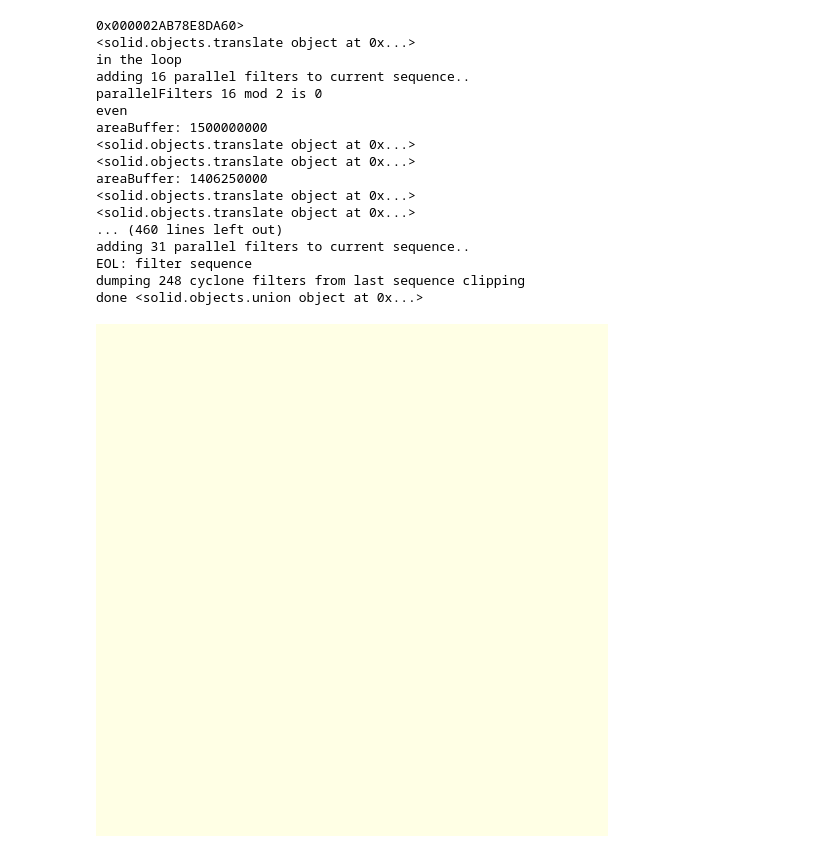
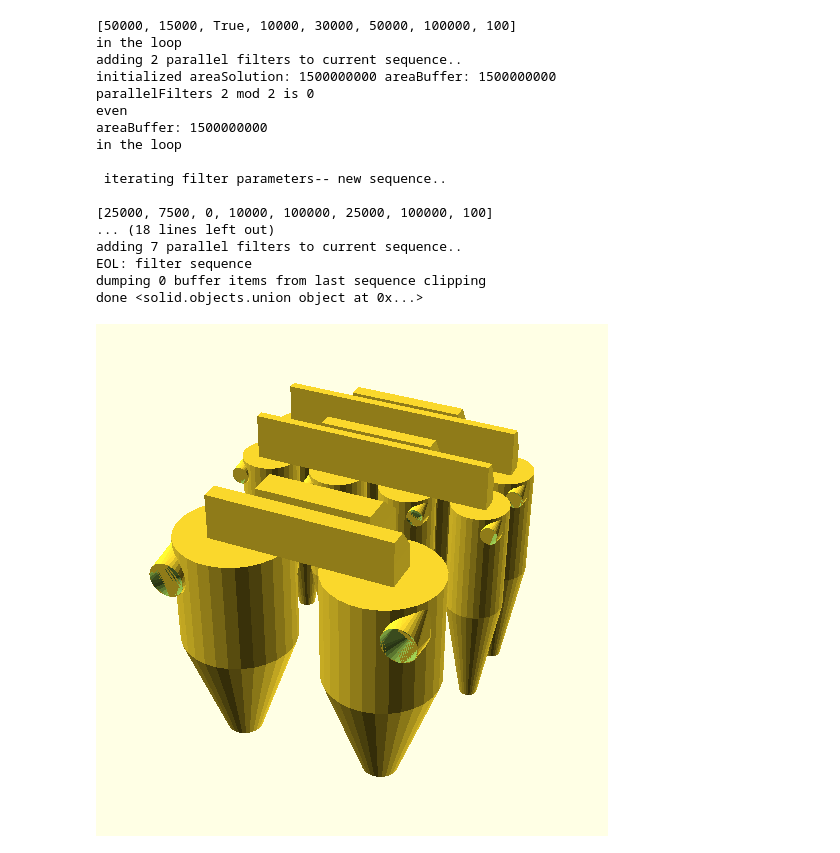
Before and after one commit to Corallus-Caninus/solidutils, a Jupyter notebook: cycloneArray.ipynb, the cells around one changed output. Saved outputs shown, nothing was run; the diff lists cells and outputs as text; code cells hidden in the pictures.

```diff
--- a/cycloneArray.ipynb
+++ b/cycloneArray.ipynb
@@ -224,47 +346,48 @@ def cycloneArray(init_params, delta_params, final_params, length, width, height)
 #reduction methods
 geometric_reduction_slit_height = lambda x: x/2 #remove floor bound
 geometric_reduction_slit_width = lambda x: x/2 #remove floor bound
 geometric_reduction_radius = lambda x: x/2 #remove floor bound
 geometric_increase_height = lambda x: x + x/4 #remove ceiling bound
 #null is special case for no-op
 null = lambda x: x
 
 init_params=[50000, 15000,
             True, 10000, 30000,
             50000, 100000, 100]
 
 delta_params=[geometric_reduction_slit_width, geometric_reduction_slit_height,
               null, null, null,
               geometric_reduction_radius, null, null]
 
 #-1 is special case for unbounded
 final_params=[500, 1000,
             -1, -1, -1,
             pi*1000, 20000, -1]
 
-cycloneArray = cycloneArray(init_params, delta_params, final_params, 500000, 500000, 500000)
+# cycloneArray = cycloneArray(init_params, delta_params, final_params, 500000, 500000, 500000, 20000)
+cycloneArray = cycloneArray(init_params, delta_params, final_params, 200000, 200000, 200000, 20000)
 
 print('done', cycloneArray)
 cycloneArray
 # %% [output]
-0x000002AB78E8DA60>
-<solid.objects.translate object at 0x...>
+[50000, 15000, True, 10000, 30000, 50000, 100000, 100]
 in the loop
-adding 16 parallel filters to current sequence..
-parallelFilters 16 mod 2 is 0
+adding 2 parallel filters to current sequence..
+initialized areaSolution: 1500000000 areaBuffer: 1500000000
+parallelFilters 2 mod 2 is 0
 even
 areaBuffer: 1500000000
-<solid.objects.translate object at 0x...>
-<solid.objects.translate object at 0x...>
-areaBuffer: 1406250000
-<solid.objects.translate object at 0x...>
-<solid.objects.translate object at 0x...>
-... (460 lines left out)
-adding 31 parallel filters to current sequence..
+in the loop
+
+ iterating filter parameters-- new sequence..
+
+[25000, 7500, 0, 10000, 100000, 25000, 100000, 100]
+... (18 lines left out)
+adding 7 parallel filters to current sequence..
 EOL: filter sequence
-dumping 248 cyclone filters from last sequence clipping
+dumping 0 buffer items from last sequence clipping
 done <solid.objects.union object at 0x...>
-[figure, old version]
+[figure, new version]
 # %%
 ############# Writeout Filter Model #############
 scad_render_to_file(
```
Also changed, not shown: parts of 5 cells of this notebook, 2 other files.
